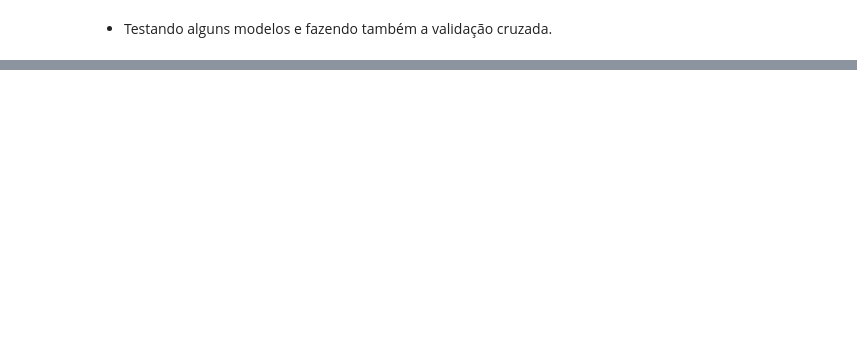
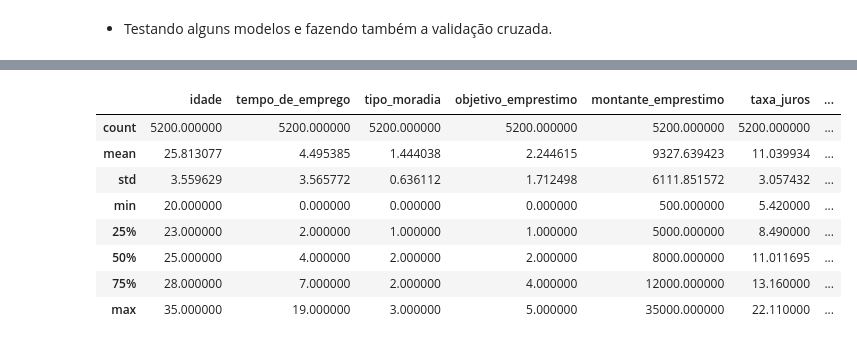
Before and after one commit to robertferro/analisando_risco_credito, a Jupyter notebook: 3- Machine learning/modelo_risco_de_credito.ipynb, the cells around one changed output, grey strips where cells are left out. Saved outputs shown, nothing was run; the diff lists cells and outputs as text; code cells hidden in the pictures; blank space fills up the shorter version.

```diff
--- a/3- Machine learning/modelo_risco_de_credito.ipynb
+++ b/3- Machine learning/modelo_risco_de_credito.ipynb
@@ -224,0 +363,8 @@ plt.show()
+# %%
+#  criando um novo dataset com os valores reais e as probabilidades
+analise = Xval.copy()
+analise['risco_emprestimo'] = yval
+analise['previsao'] = clf.predict(Xval)
+analise['pontuacao'] = clf.predict_proba(Xval)[:,1]
+
+analise.head()
@@ -224,0 +378,12 @@ plt.show()
+# %%
+analise.describe()
+# %% [output]
+|  | idade | tempo_de_emprego | tipo_moradia | objetivo_emprestimo | montante_emprestimo | taxa_juros | ... |
+| count | 5200.000000 | 5200.000000 | 5200.000000 | 5200.000000 | 5200.000000 | 5200.000000 | ... |
+| mean | 25.813077 | 4.495385 | 1.444038 | 2.244615 | 9327.639423 | 11.039934 | ... |
+| std | 3.559629 | 3.565772 | 0.636112 | 1.712498 | 6111.851572 | 3.057432 | ... |
+| min | 20.000000 | 0.000000 | 0.000000 | 0.000000 | 500.000000 | 5.420000 | ... |
+| 25% | 23.000000 | 2.000000 | 1.000000 | 1.000000 | 5000.000000 | 8.490000 | ... |
+| 50% | 25.000000 | 4.000000 | 2.000000 | 2.000000 | 8000.000000 | 11.011695 | ... |
+| 75% | 28.000000 | 7.000000 | 2.000000 | 4.000000 | 12000.000000 | 13.160000 | ... |
+| max | 35.000000 | 19.000000 | 3.000000 | 5.000000 | 35000.000000 | 22.110000 | ... |
```
Also changed, not shown: parts of 52 cells of this notebook.
